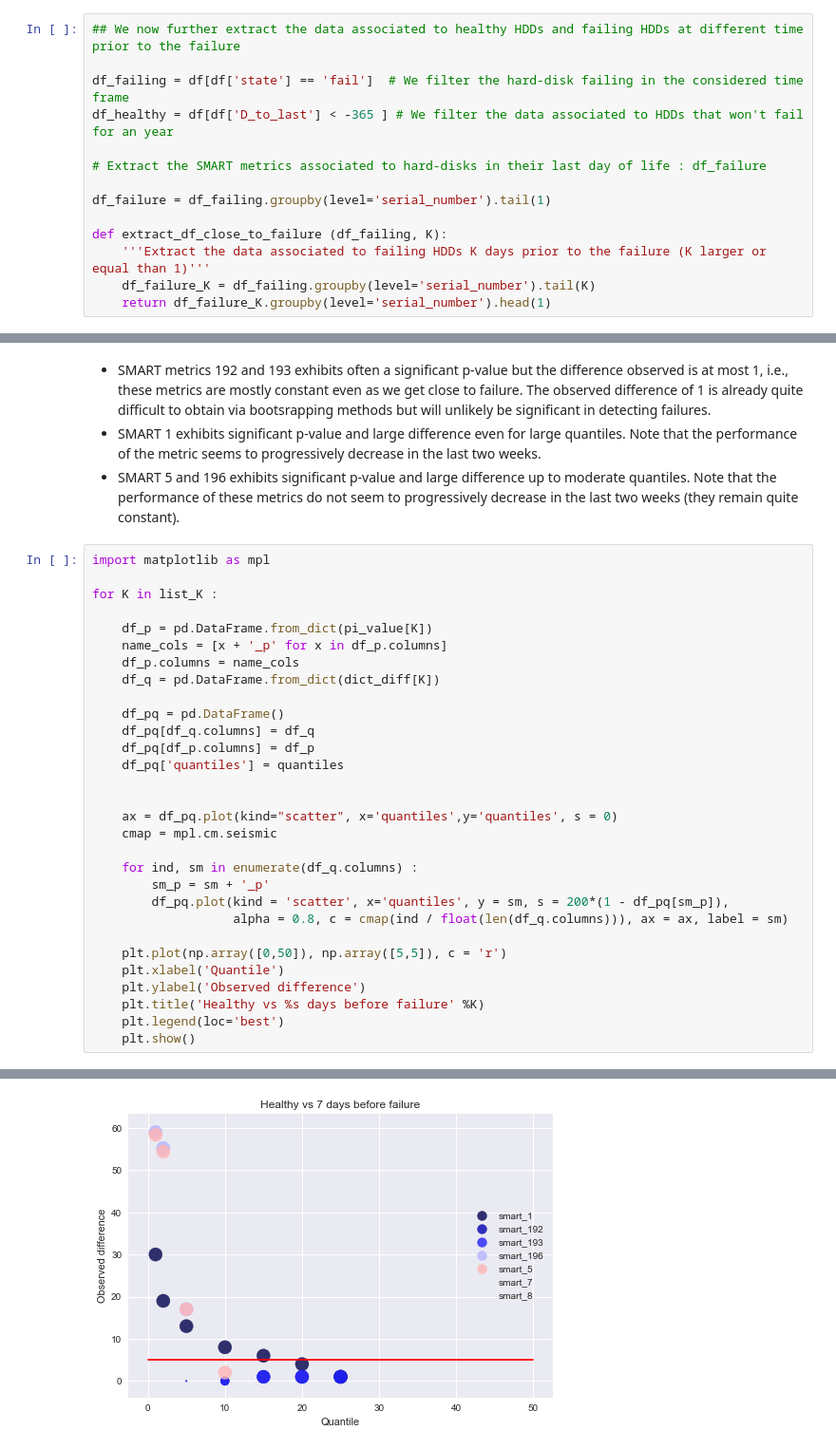
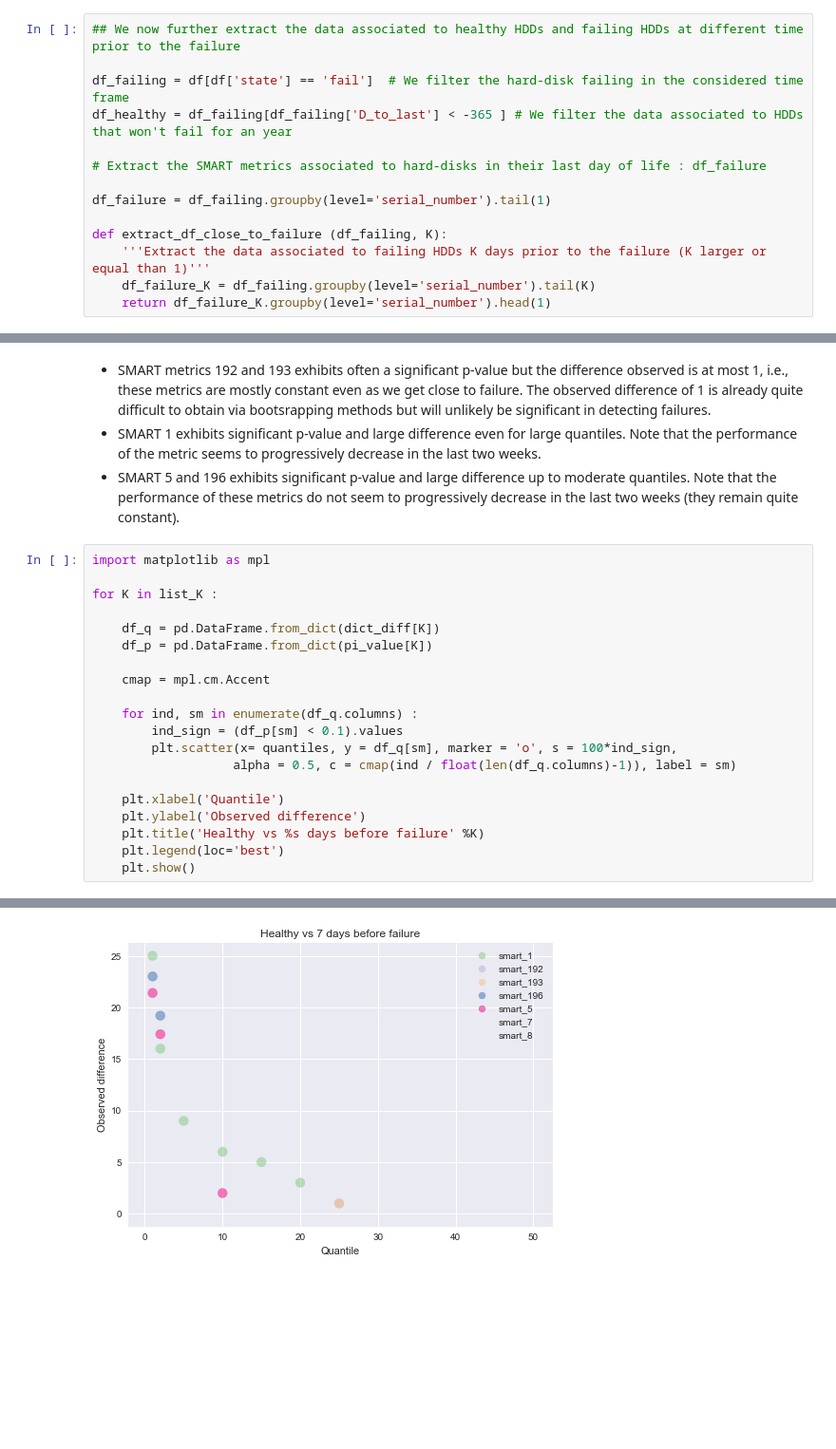
Before and after one commit to FabCec/planned_replacements, a Jupyter notebook: 3. Exploratory data analysis and inferential statistic.ipynb, the cells around one changed output, grey strips where cells are left out. Shown at 95% size. Drawn from its saved outputs; the diff is of its cells as text; blank space fills up the shorter version.

Commit message:
Version May 28
- Modified plot of pvalues for the quantiles
- Save dataframes at the end of the exploratory analysis

```diff
--- a/3. Exploratory data analysis and inferential statistic.ipynb
+++ b/3. Exploratory data analysis and inferential statistic.ipynb
@@ -161,7 +161,7 @@ df_smartmetrics.head()
 ## We now further extract the data associated to healthy HDDs and failing HDDs at different time prior to the failure
 
 df_failing = df[df['state'] == 'fail']  # We filter the hard-disk failing in the considered time frame
-df_healthy = df[df['D_to_last'] < -365 ] # We filter the data associated to HDDs that won't fail for an year
+df_healthy = df_failing[df_failing['D_to_last'] < -365 ] # We filter the data associated to HDDs that won't fail for an year
 
 # Extract the SMART metrics associated to hard-disks in their last day of life : df_failure
 
@@ -465,26 +465,16 @@ import matplotlib as mpl
 
 for K in list_K :
 
+    df_q = pd.DataFrame.from_dict(dict_diff[K])
     df_p = pd.DataFrame.from_dict(pi_value[K])
-    name_cols = [x + '_p' for x in df_p.columns]
-    df_p.columns = name_cols
-    df_q = pd.DataFrame.from_dict(dict_diff[K])
 
-    df_pq = pd.DataFrame()
-    df_pq[df_q.columns] = df_q
-    df_pq[df_p.columns] = df_p
-    df_pq['quantiles'] = quantiles
-
-
-    ax = df_pq.plot(kind="scatter", x='quantiles',y='quantiles', s = 0)
-    cmap = mpl.cm.seismic
+    cmap = mpl.cm.Accent
 
     for ind, sm in enumerate(df_q.columns) :
-        sm_p = sm + '_p'
-        df_pq.plot(kind = 'scatter', x='quantiles', y = sm, s = 200*(1 - df_pq[sm_p]),
-                   alpha = 0.8, c = cmap(ind / float(len(df_q.columns))), ax = ax, label = sm)
+        ind_sign = (df_p[sm] < 0.1).values
+        plt.scatter(x= quantiles, y = df_q[sm], marker = 'o', s = 100*ind_sign,
+                   alpha = 0.5, c = cmap(ind / float(len(df_q.columns)-1)), label = sm)
 
-    plt.plot(np.array([0,50]), np.array([5,5]), c = 'r')
     plt.xlabel('Quantile')
     plt.ylabel('Observed difference')
     plt.title('Healthy vs %s days before failure' %K)
@@ -496 +486 @@ for K in list_K :
-[figure, old version]
+[figure, new version]
```
Also changed, not shown: parts of 3 cells of this notebook.
